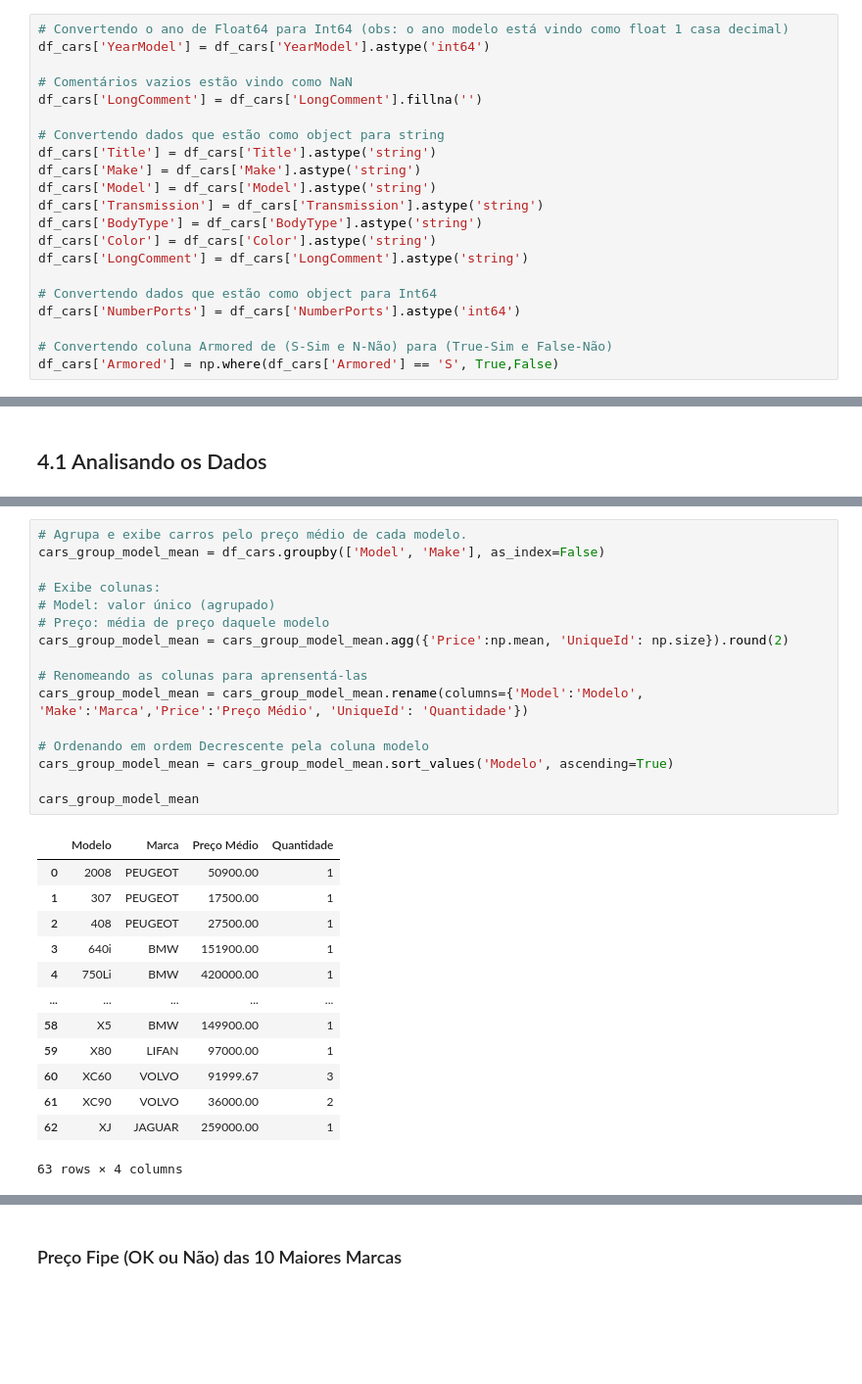
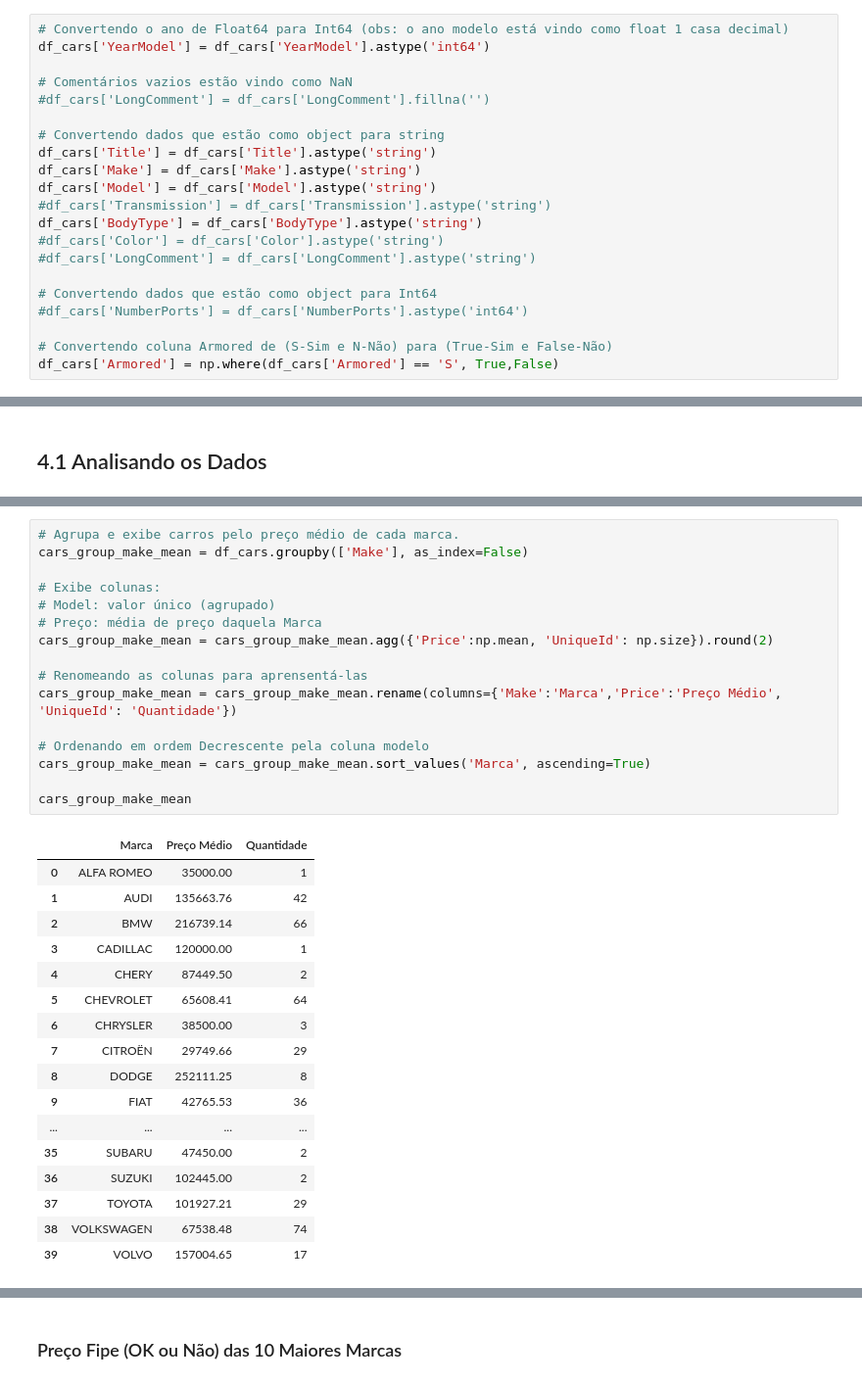
Before and after one commit to karenyov/TCC_PUC_BigData, a Jupyter notebook: TCC - PUC Minas.ipynb, the cells around one changed output, grey strips where cells are left out. Shown: that part at 98% size. Saved outputs shown, nothing was run; the diff lists cells and outputs as text; blank space fills up the shorter version.

```diff
--- a/TCC - PUC Minas.ipynb
+++ b/TCC - PUC Minas.ipynb
@@ -168,19 +173,19 @@ memory usage: 11.0+ KB
 df_cars['YearModel'] = df_cars['YearModel'].astype('int64')
 
 # Comentários vazios estão vindo como NaN
-df_cars['LongComment'] = df_cars['LongComment'].fillna('')
+#df_cars['LongComment'] = df_cars['LongComment'].fillna('')
 
 # Convertendo dados que estão como object para string
 df_cars['Title'] = df_cars['Title'].astype('string')
 df_cars['Make'] = df_cars['Make'].astype('string')
 df_cars['Model'] = df_cars['Model'].astype('string')
-df_cars['Transmission'] = df_cars['Transmission'].astype('string')
+#df_cars['Transmission'] = df_cars['Transmission'].astype('string')
 df_cars['BodyType'] = df_cars['BodyType'].astype('string')
-df_cars['Color'] = df_cars['Color'].astype('string')
-df_cars['LongComment'] = df_cars['LongComment'].astype('string')
+#df_cars['Color'] = df_cars['Color'].astype('string')
+#df_cars['LongComment'] = df_cars['LongComment'].astype('string')
 
 # Convertendo dados que estão como object para Int64
-df_cars['NumberPorts'] = df_cars['NumberPorts'].astype('int64')
+#df_cars['NumberPorts'] = df_cars['NumberPorts'].astype('int64')
 
 # Convertendo coluna Armored de (S-Sim e N-Não) para (True-Sim e False-Não)
 df_cars['Armored'] = np.where(df_cars['Armored'] == 'S', True,False)
@@ -319,31 +301,35 @@ max      200223.00
 Name: Odometer, dtype: float64
 # %%
-# Agrupa e exibe carros pelo preço médio de cada modelo.
-cars_group_model_mean = df_cars.groupby(['Model', 'Make'], as_index=False)
+# Agrupa e exibe carros pelo preço médio de cada marca.
+cars_group_make_mean = df_cars.groupby(['Make'], as_index=False)
 
 # Exibe colunas:
 # Model: valor único (agrupado)
-# Preço: média de preço daquele modelo
-cars_group_model_mean = cars_group_model_mean.agg({'Price':np.mean, 'UniqueId': np.size}).round(2)
+# Preço: média de preço daquela Marca
+cars_group_make_mean = cars_group_make_mean.agg({'Price':np.mean, 'UniqueId': np.size}).round(2)
 
 # Renomeando as colunas para aprensentá-las
-cars_group_model_mean = cars_group_model_mean.rename(columns={'Model':'Modelo', 'Make':'Marca','Price':'Preço Médio', 'UniqueId': 'Quantidade'})
+cars_group_make_mean = cars_group_make_mean.rename(columns={'Make':'Marca','Price':'Preço Médio', 'UniqueId': 'Quantidade'})
 
 # Ordenando em ordem Decrescente pela coluna modelo
-cars_group_model_mean = cars_group_model_mean.sort_values('Modelo', ascending=True)
+cars_group_make_mean = cars_group_make_mean.sort_values('Marca', ascending=True)
 
-cars_group_model_mean
+cars_group_make_mean
 # %% [output]
-|  | Modelo | Marca | Preço Médio | Quantidade |
-| 0 | 2008 | PEUGEOT | 50900.00 | 1 |
-| 1 | 307 | PEUGEOT | 17500.00 | 1 |
-| 2 | 408 | PEUGEOT | 27500.00 | 1 |
-| 3 | 640i | BMW | 151900.00 | 1 |
-| 4 | 750Li | BMW | 420000.00 | 1 |
-| ... | ... | ... | ... | ... |
-| 58 | X5 | BMW | 149900.00 | 1 |
-| 59 | X80 | LIFAN | 97000.00 | 1 |
-| 60 | XC60 | VOLVO | 91999.67 | 3 |
-| 61 | XC90 | VOLVO | 36000.00 | 2 |
-| 62 | XJ | JAGUAR | 259000.00 | 1 |
+|  | Marca | Preço Médio | Quantidade |
+| 0 | ALFA ROMEO | 35000.00 | 1 |
+| 1 | AUDI | 135663.76 | 42 |
+| 2 | BMW | 216739.14 | 66 |
+| 3 | CADILLAC | 120000.00 | 1 |
+| 4 | CHERY | 87449.50 | 2 |
+| 5 | CHEVROLET | 65608.41 | 64 |
+| 6 | CHRYSLER | 38500.00 | 3 |
+| 7 | CITROËN | 29749.66 | 29 |
+| 8 | DODGE | 252111.25 | 8 |
+| 9 | FIAT | 42765.53 | 36 |
+| ... | ... | ... | ... |
+| 35 | SUBARU | 47450.00 | 2 |
+| 36 | SUZUKI | 102445.00 | 2 |
+| 37 | TOYOTA | 101927.21 | 29 |
+| 38 | VOLKSWAGEN | 67538.48 | 74 |
+| 39 | VOLVO | 157004.65 | 17 |
-63 rows × 4 columns
```
Also changed, not shown: parts of 20 cells of this notebook.
